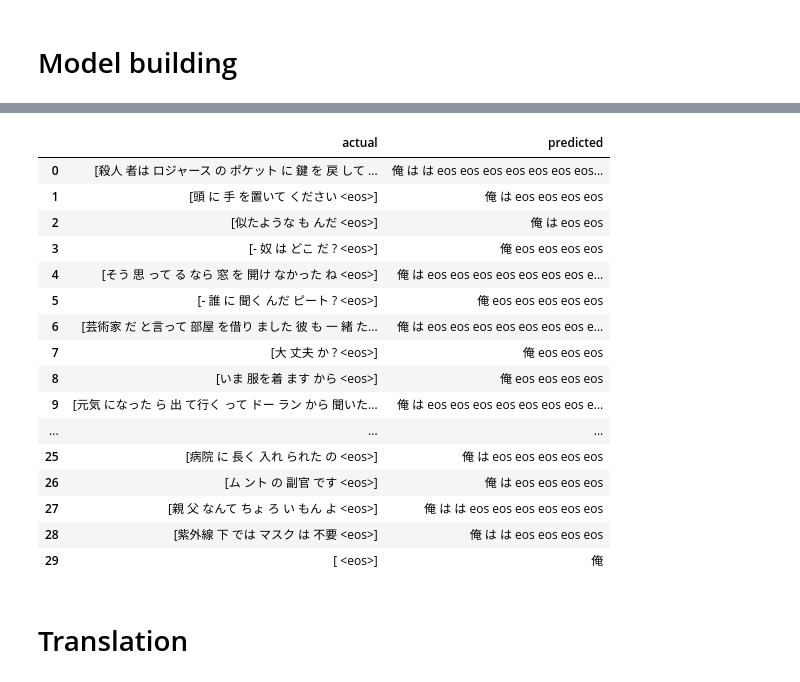
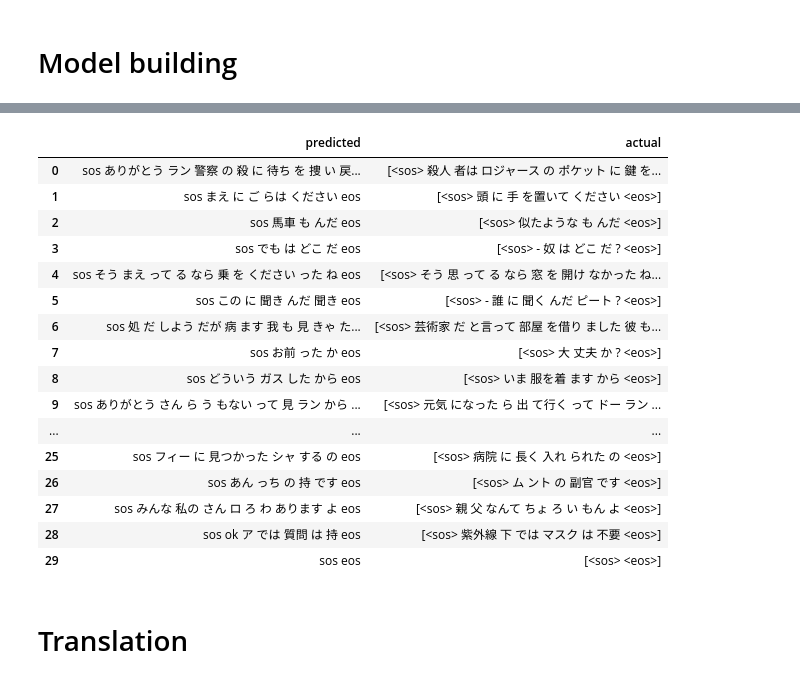
Before and after one commit to atsushii/Neural-Machine-Translation-Project, a Jupyter notebook: text_translation/translation_en_to_ja.ipynb, the cells around one changed output, grey strips where cells are left out. Drawn from its saved outputs; the diff is of its cells as text; code cells hidden in the pictures.

Commit message:
train model

```diff
--- a/text_translation/translation_en_to_ja.ipynb
+++ b/text_translation/translation_en_to_ja.ipynb
@@ -322,6 +336,7 @@ def normalize_english(english_text, japanese_text):
         en_text = english_unicode_to_ascii(en_text)
         en_text = expand_constraction(en_text)
         en_text = replace_special_character_to_space(en_text)
+        en_text = "<sos> " + en_text + " <eos>"
 
         input_value += (en_text, )
 
@@ -397,6 +412,6 @@ eng_tokenizer = tokenization(input_value)
 eng_vocab_size = len(eng_tokenizer.word_index) + 1
 
 # must all the sequences of the same length.
-eng_length = 54
+eng_length = 56
 print('English Vocabulary Size: %d' % eng_vocab_size)
 # %% [output]
@@ -518,4 +533,4 @@ input_embedding_matrix.shape, target_embedding_matrix.shape
 from sklearn.model_selection import train_test_split
 
 # split data into train and test set
-encoder_input_train, encoder_input_test , decoder_output_train, decoder_output_test = train_test_split(input_value, target_value, test_size=0.33, random_state = 42)
+encoder_input_train, encoder_input_test , decoder_input_train, decoder_input_test = train_test_split(input_value, target_value, test_size=0.33, random_state = 42)
@@ -522,14 +541,14 @@ encoder_input_train, encoder_input_test , decoder_output_train, decoder_output_t
 # %%
 # remove <sos> token from decoder_input
-decoder_input_train = decoder_output_train.copy()
-decoder_input_test = decoder_output_test.copy()
+decoder_output_train = decoder_input_train.copy()
+decoder_output_test = decoder_input_test.copy()
 # encoder_input_train = [i.replace(" <eos>", "").replace("<sos> ", "") for i in encoder_input_train]
 # encoder_input_test = [i.replace(" <eos>", "").replace("<sos> ", "") for i in encoder_input_test]
 
-decoder_input_train = [i.replace(" <eos>", "") for i in decoder_input_train]
-decoder_input_test = [i.replace(" <eos>", "") for i in decoder_input_test]
-decoder_output_train = [i.replace("<sos> ", "") for i in decoder_output_train]
-decoder_output_test = [i.replace("<sos> ", "") for i in decoder_output_test]
+# decoder_input_train = [i.replace(" <eos>", "") for i in decoder_input_train]
+# decoder_input_test = [i.replace(" <eos>", "") for i in decoder_input_test]
+# decoder_output_train = [i.replace("<sos> ", "") for i in decoder_output_train]
+# decoder_output_test = [i.replace("<sos> ", "") for i in decoder_output_test]
 # %%
 decoder_input_test[:20]
 # %% [output]
@@ -815,24 +836,24 @@ BLEU scores might be undesirable; use SmoothingFunction().
 # %%
 # view actual sentence anf predict result
-pred_df = pd.DataFrame({'actual' : actual[:30], 'predicted' : predicted})
+pred_df = pd.DataFrame({'predicted' : predicted, "actual": actual})
 pred_df.head(30)
 # %% [output]
-|  | actual | predicted |
-| 0 | [殺人 者は ロジャース の ポケット に 鍵 を 戻 して ... | 俺 は は eos eos eos eos eos eos eos... |
-| 1 | [頭 に 手 を置いて ください <eos>] | 俺 は eos eos eos eos |
-| 2 | [似たような も んだ <eos>] | 俺 は eos eos |
-| 3 | [- 奴 は どこ だ ? <eos>] | 俺 eos eos eos eos |
-| 4 | [そう 思 って る なら 窓 を 開け なかった ね <eos>] | 俺 は eos eos eos eos eos eos eos e... |
-| 5 | [- 誰 に 聞く んだ ピート ? <eos>] | 俺 eos eos eos eos eos |
-| 6 | [芸術家 だ と言って 部屋 を借り ました 彼 も 一 緒 た... | 俺 は eos eos eos eos eos eos eos e... |
-| 7 | [大 丈夫 か ? <eos>] | 俺 eos eos eos |
-| 8 | [いま 服を着 ます から <eos>] | 俺 eos eos eos eos |
-| 9 | [元気 になった ら 出 て行く って ドー ラン から 聞いた... | 俺 は eos eos eos eos eos eos eos e... |
+|  | predicted | actual |
+| 0 | sos ありがとう ラン 警察 の 殺 に 待ち を 捜 い 戻... | [<sos> 殺人 者は ロジャース の ポケット に 鍵 を... |
+| 1 | sos まえ に ご らは ください eos | [<sos> 頭 に 手 を置いて ください <eos>] |
+| 2 | sos 馬車 も んだ eos | [<sos> 似たような も んだ <eos>] |
+| 3 | sos でも は どこ だ eos | [<sos> - 奴 は どこ だ ? <eos>] |
+| 4 | sos そう まえ って る なら 乗 を ください った ね eos | [<sos> そう 思 って る なら 窓 を 開け なかった ね... |
+| 5 | sos この に 聞き んだ 聞き eos | [<sos> - 誰 に 聞く んだ ピート ? <eos>] |
+| 6 | sos 処 だ しよう だが 病 ます 我 も 見 きゃ た... | [<sos> 芸術家 だ と言って 部屋 を借り ました 彼 も... |
+| 7 | sos お前 った か eos | [<sos> 大 丈夫 か ? <eos>] |
+| 8 | sos どういう ガス した から eos | [<sos> いま 服を着 ます から <eos>] |
+| 9 | sos ありがとう さん ら う もない って 見 ラン から ... | [<sos> 元気 になった ら 出 て行く って ドー ラン ... |
 | ... | ... | ... |
-| 25 | [病院 に 長く 入れ られた の <eos>] | 俺 は eos eos eos eos eos |
-| 26 | [ム ント の 副官 です <eos>] | 俺 は eos eos eos eos |
-| 27 | [親 父 なんて ちょ ろ い もん よ <eos>] | 俺 は は eos eos eos eos eos eos |
-| 28 | [紫外線 下 では マスク は 不要 <eos>] | 俺 は は eos eos eos eos |
-| 29 | [ <eos>] | 俺 |
+| 25 | sos フィー に 見つかった シャ する の eos | [<sos> 病院 に 長く 入れ られた の <eos>] |
+| 26 | sos あん っち の 持 です eos | [<sos> ム ント の 副官 です <eos>] |
+| 27 | sos みんな 私の さん ロ ろ わ あります よ eos | [<sos> 親 父 なんて ちょ ろ い もん よ <eos>] |
+| 28 | sos ok ア では 質問 は 持 eos | [<sos> 紫外線 下 では マスク は 不要 <eos>] |
+| 29 | sos eos | [<sos> <eos>] |
 # %% [markdown]
 # Translation
```
Also changed, not shown: parts of 32 cells of this notebook.
